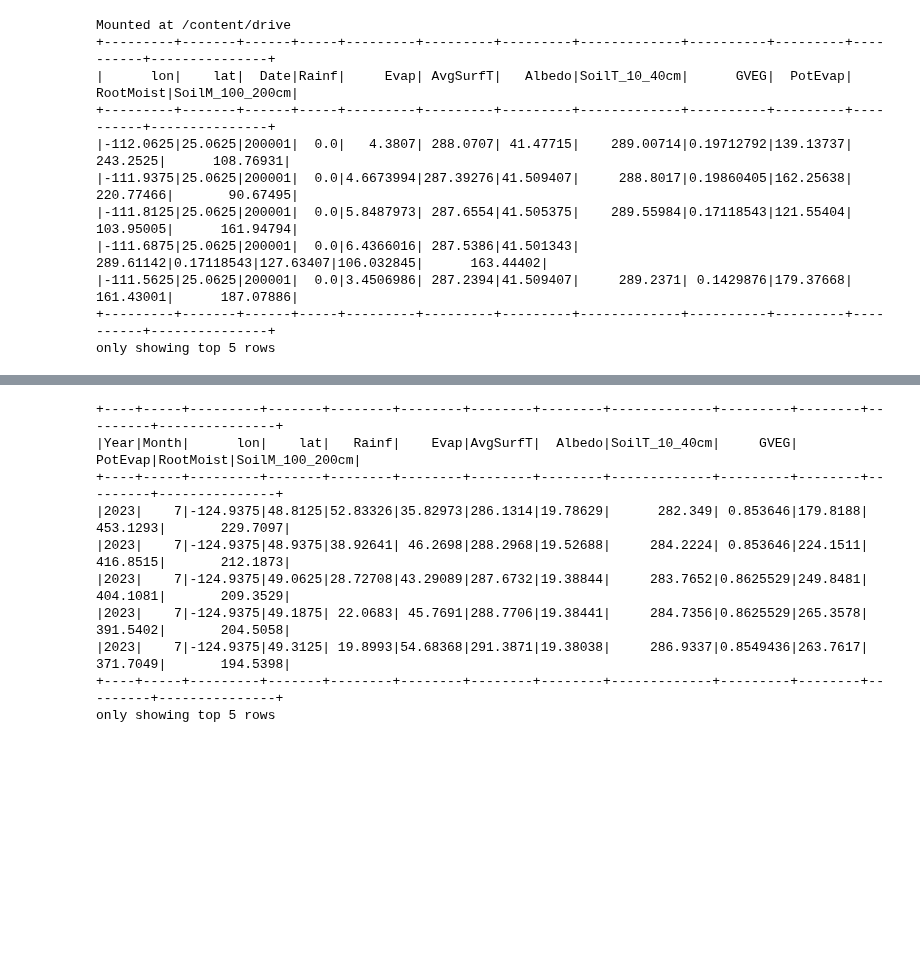
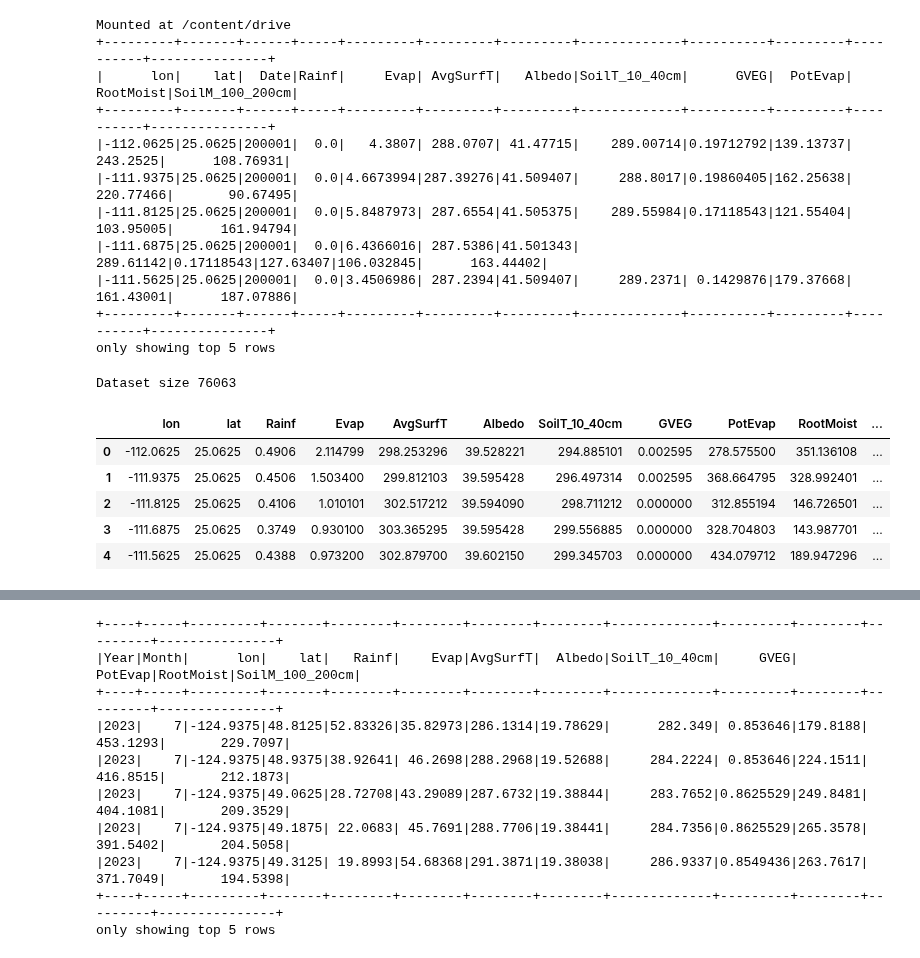
Before and after one commit to PiotrMaciejKowalski/BigData2024Project, a Jupyter notebook: colabs/SpaceFeatures.ipynb, the cells around one changed output, grey strips where cells are left out. Saved outputs shown, nothing was run; the diff lists cells and outputs as text; code cells hidden in the pictures; blank space fills up the shorter version.

```diff
--- a/colabs/SpaceFeatures.ipynb
+++ b/colabs/SpaceFeatures.ipynb
@@ -56,3 +56,16 @@ Mounted at /content/drive
 |-111.5625|25.0625|200001|  0.0|3.4506986| 287.2394|41.509407|     289.2371| 0.1429876|179.37668| 161.43001|      187.07886|
 +---------+-------+------+-----+---------+---------+---------+-------------+----------+---------+----------+---------------+
 only showing top 5 rows
+# %%
+nasa_ym = nasa.filter('Date = 202307').drop('Date')
+pdf = nasa_ym.toPandas()
+print(f'Dataset size {len(pdf)}')
+pdf.head()
+# %% [output]
+Dataset size 76063
+|  | lon | lat | Rainf | Evap | AvgSurfT | Albedo | SoilT_10_40cm | GVEG | PotEvap | RootMoist | ... |
+| 0 | -112.0625 | 25.0625 | 0.4906 | 2.114799 | 298.253296 | 39.528221 | 294.885101 | 0.002595 | 278.575500 | 351.136108 | ... |
+| 1 | -111.9375 | 25.0625 | 0.4506 | 1.503400 | 299.812103 | 39.595428 | 296.497314 | 0.002595 | 368.664795 | 328.992401 | ... |
+| 2 | -111.8125 | 25.0625 | 0.4106 | 1.010101 | 302.517212 | 39.594090 | 298.711212 | 0.000000 | 312.855194 | 146.726501 | ... |
+| 3 | -111.6875 | 25.0625 | 0.3749 | 0.930100 | 303.365295 | 39.595428 | 299.556885 | 0.000000 | 328.704803 | 143.987701 | ... |
+| 4 | -111.5625 | 25.0625 | 0.4388 | 0.973200 | 302.879700 | 39.602150 | 299.345703 | 0.000000 | 434.079712 | 189.947296 | ... |
```
Also changed, not shown: parts of 20 cells of this notebook.
